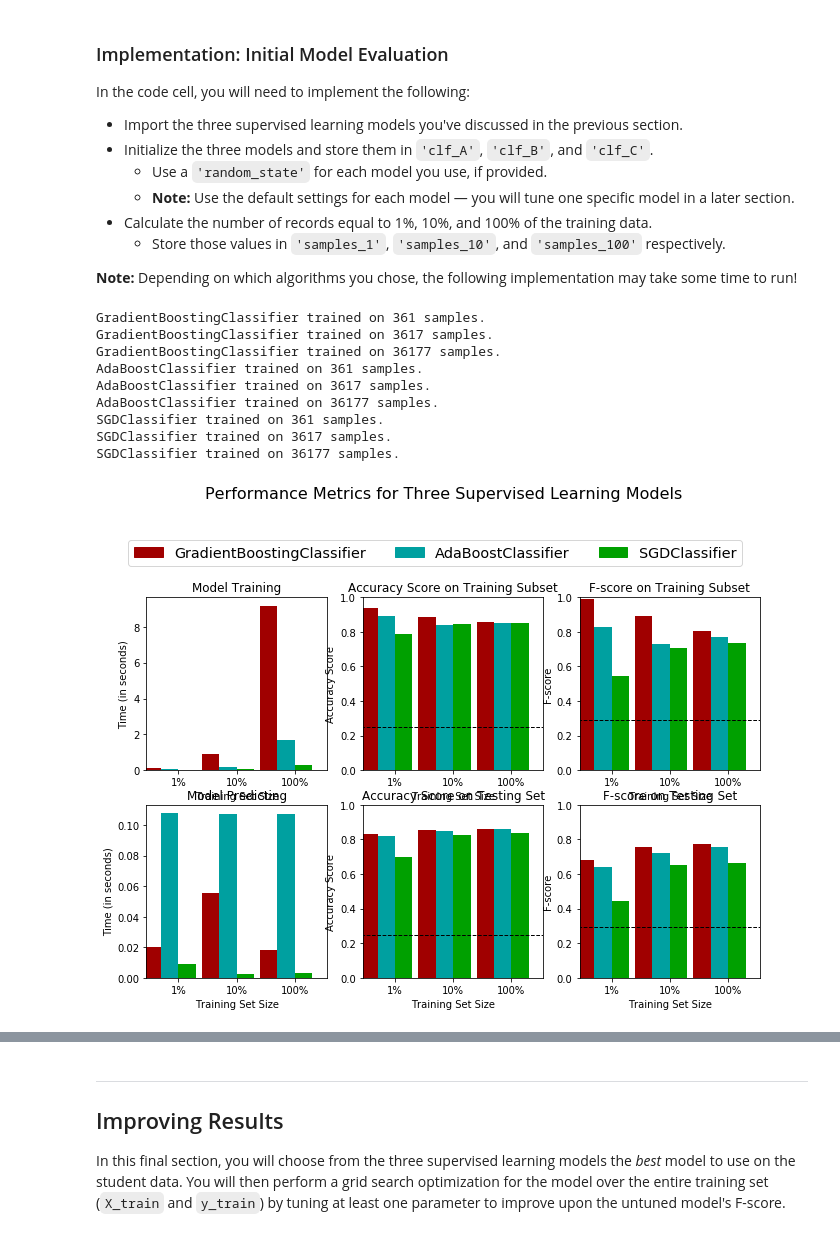
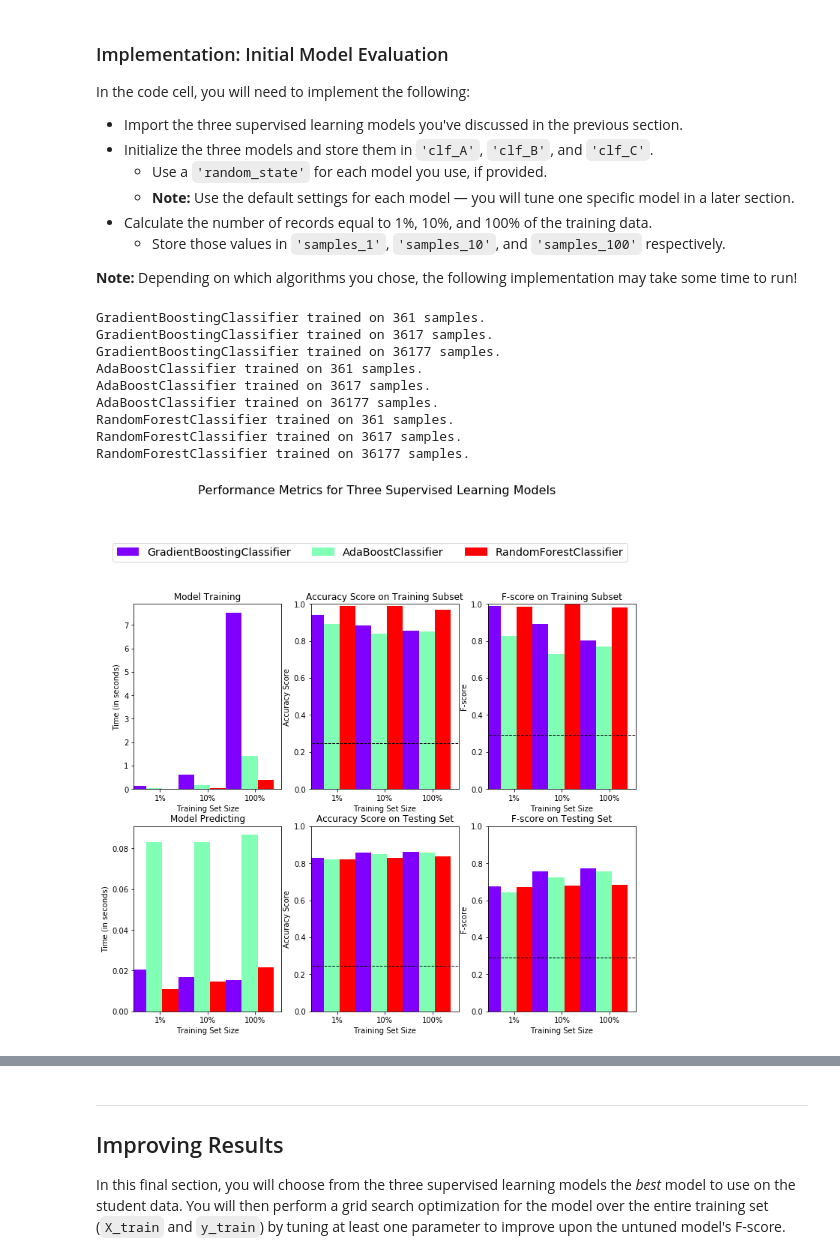
Before and after one commit to dexpota/udacity-machine-learning-introduction, a Jupyter notebook: projects/p1_finding_donors/finding_donors.ipynb, the cells around one changed output, grey strips where cells are left out. Cells and saved outputs as stored; diff of their text form; code cells hidden in the pictures.

```diff
--- a/projects/p1_finding_donors/finding_donors.ipynb
+++ b/projects/p1_finding_donors/finding_donors.ipynb
@@ -386,11 +420,20 @@ In the code cell, you will need to implement the following:
 from sklearn.ensemble import GradientBoostingClassifier
 from sklearn.ensemble import AdaBoostClassifier
 from sklearn.linear_model import SGDClassifier
+from sklearn.tree import DecisionTreeClassifier
+from sklearn.neighbors import KNeighborsClassifier
+from sklearn.ensemble import RandomForestClassifier
+from sklearn.naive_bayes import GaussianNB
+from sklearn.linear_model import LogisticRegression
+from sklearn.svm import SVC
+from sklearn.linear_model import SGDClassifier
 
 # Initialize the three models
 clf_A = GradientBoostingClassifier()
 clf_B = AdaBoostClassifier()
-clf_C = SGDClassifier()
+clf_C = RandomForestClassifier()
+
+classifiers = [clf_A, clf_B, clf_C]
 
 # Calculate the number of samples for 1%, 10%, and 100% of the training data
 # HINT: samples_100 is the entire training set i.e. len(y_train)
@@ -402,15 +445,12 @@ samples_1 = samples_10 // 10
 
 # Collect results on the learners
 results = {}
-for clf in [clf_A, clf_B, clf_C]:
+for clf in classifiers:
     clf_name = clf.__class__.__name__
     results[clf_name] = {}
     for i, samples in enumerate([samples_1, samples_10, samples_100]):
         results[clf_name][i] = \
         train_predict(clf, samples, X_train, y_train, X_test, y_test)
-
-# Run metrics visualization for the three supervised learning models chosen
-vs.evaluate(results, accuracy, fscore)
 # %% [output]
 GradientBoostingClassifier trained on 361 samples.
 GradientBoostingClassifier trained on 3617 samples.
@@ -418,7 +458,14 @@ GradientBoostingClassifier trained on 36177 samples.
 AdaBoostClassifier trained on 361 samples.
 AdaBoostClassifier trained on 3617 samples.
 AdaBoostClassifier trained on 36177 samples.
-SGDClassifier trained on 361 samples.
-SGDClassifier trained on 3617 samples.
-SGDClassifier trained on 36177 samples.
+RandomForestClassifier trained on 361 samples.
+RandomForestClassifier trained on 3617 samples.
+RandomForestClassifier trained on 36177 samples.
-[figure, removed]
+# %%
+import imp
+imp.reload(vs)
+
+# Run metrics visualization for the three supervised learning models chosen
+vs.evaluate(results, accuracy, fscore)
+# %% [output]
+[figure, added]
```
Also changed, not shown: parts of 20 cells of this notebook.
